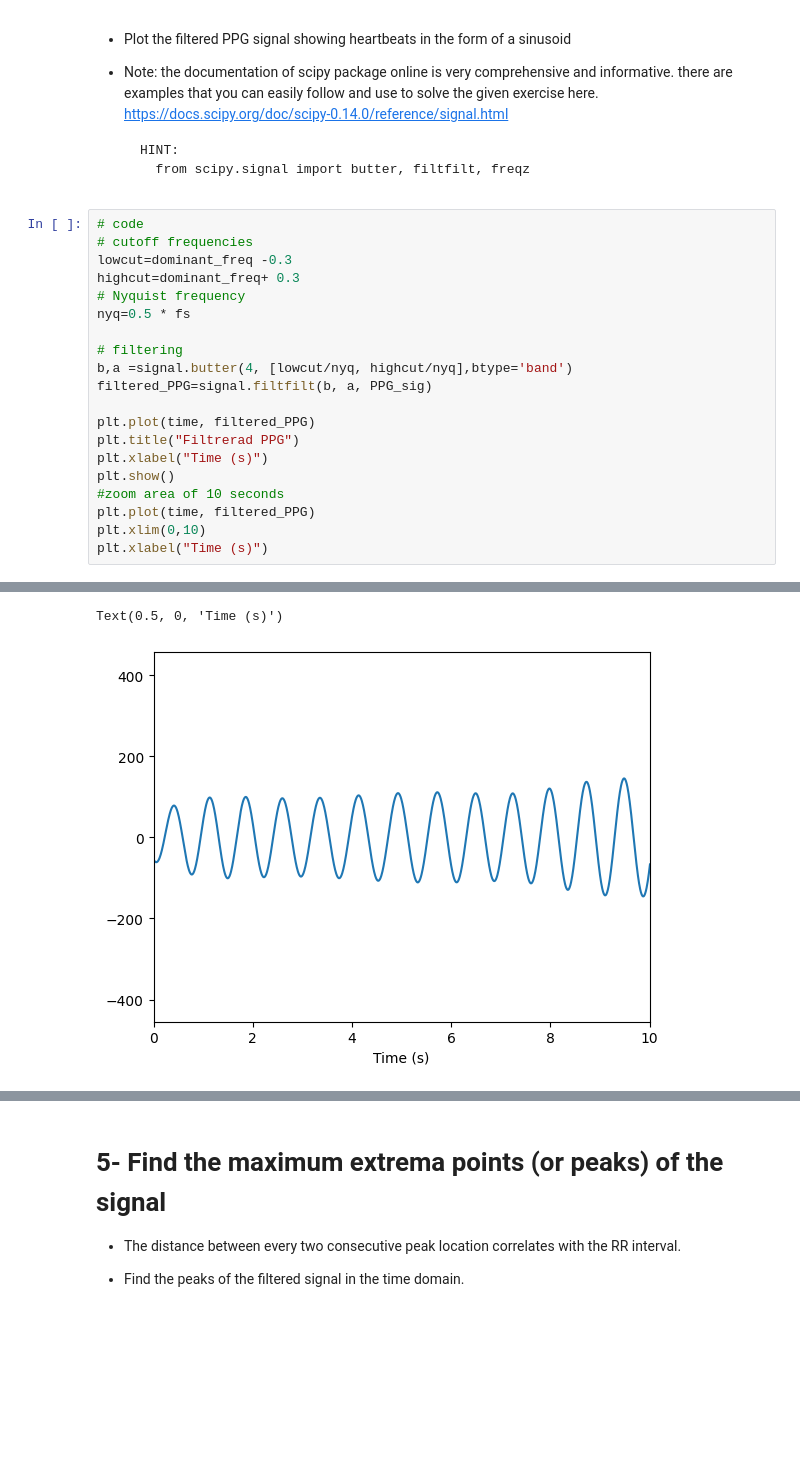
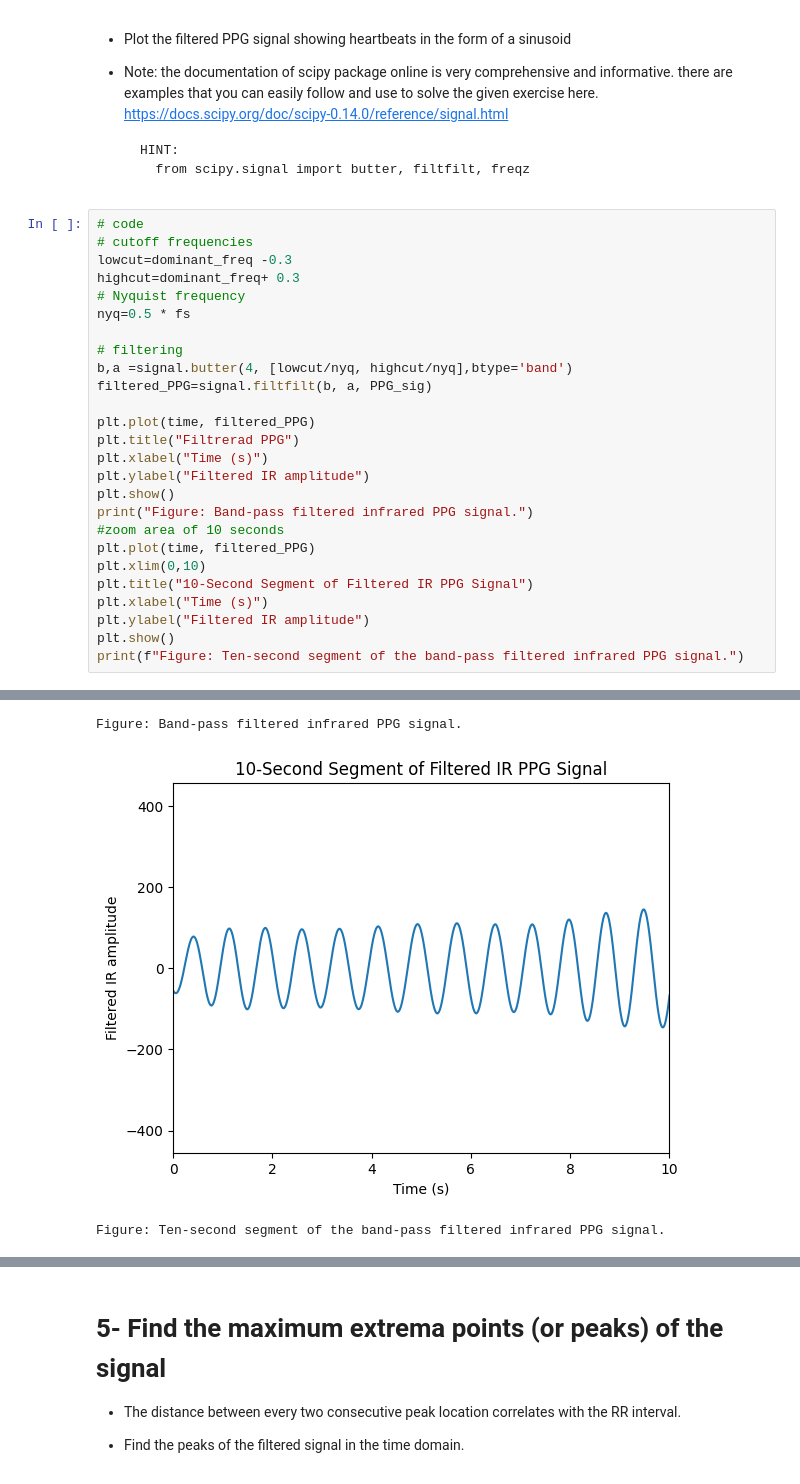
Before and after one commit to simulate111/Acquisition-and-Analysis-of-Biosignals, a Jupyter notebook: dtek0042_exercise_3.ipynb, the cells around one changed output, grey strips where cells are left out. Saved outputs shown, nothing was run; the diff lists cells and outputs as text; blank space fills up the shorter version.

```diff
--- a/dtek0042_exercise_3.ipynb
+++ b/dtek0042_exercise_3.ipynb
@@ -131,9 +137,15 @@ filtered_PPG=signal.filtfilt(b, a, PPG_sig)
 plt.plot(time, filtered_PPG)
 plt.title("Filtrerad PPG")
 plt.xlabel("Time (s)")
+plt.ylabel("Filtered IR amplitude")
 plt.show()
+print("Figure: Band-pass filtered infrared PPG signal.")
 #zoom area of 10 seconds
 plt.plot(time, filtered_PPG)
 plt.xlim(0,10)
+plt.title("10-Second Segment of Filtered IR PPG Signal")
 plt.xlabel("Time (s)")
+plt.ylabel("Filtered IR amplitude")
+plt.show()
+print(f"Figure: Ten-second segment of the band-pass filtered infrared PPG signal.")
 # %% [output]
@@ -141,5 +153,6 @@ plt.xlabel("Time (s)")
-Text(0.5, 0, 'Time (s)')
+Figure: Band-pass filtered infrared PPG signal.
-[figure, old version]
+[figure, new version]
+Figure: Ten-second segment of the band-pass filtered infrared PPG signal.
 # %% [markdown]
 ## Observations:
     (Describe your observations here)
```
Also changed, not shown: parts of 9 cells of this notebook.
